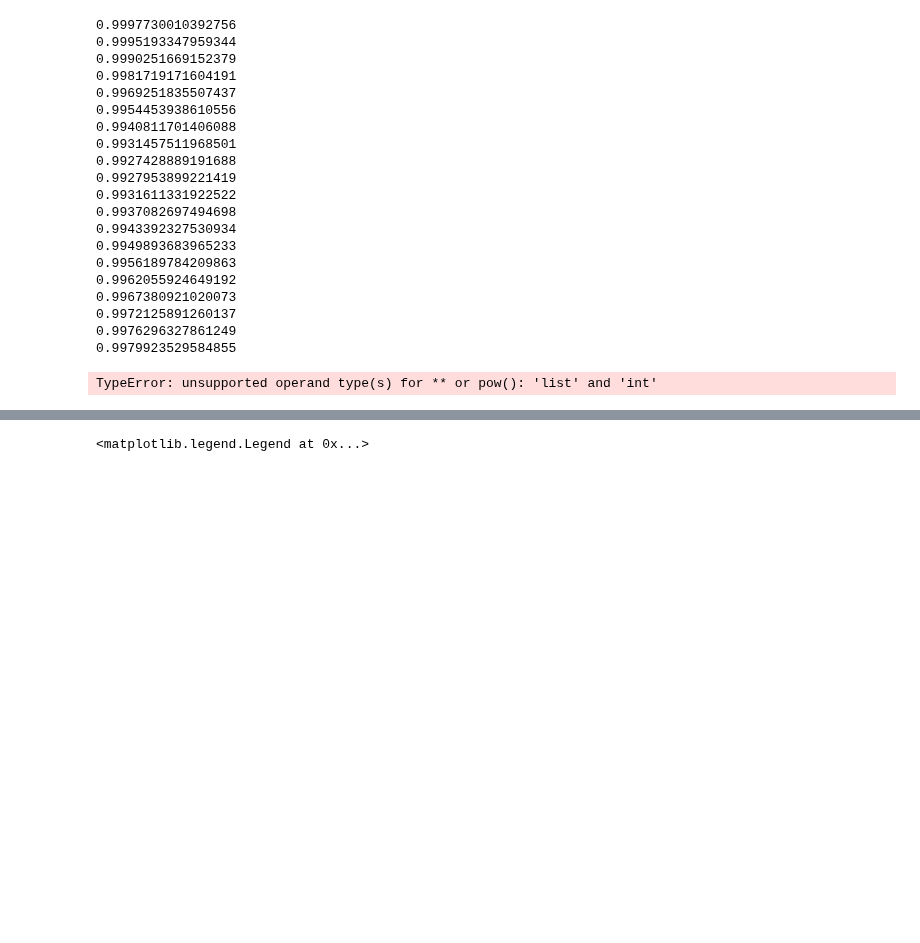
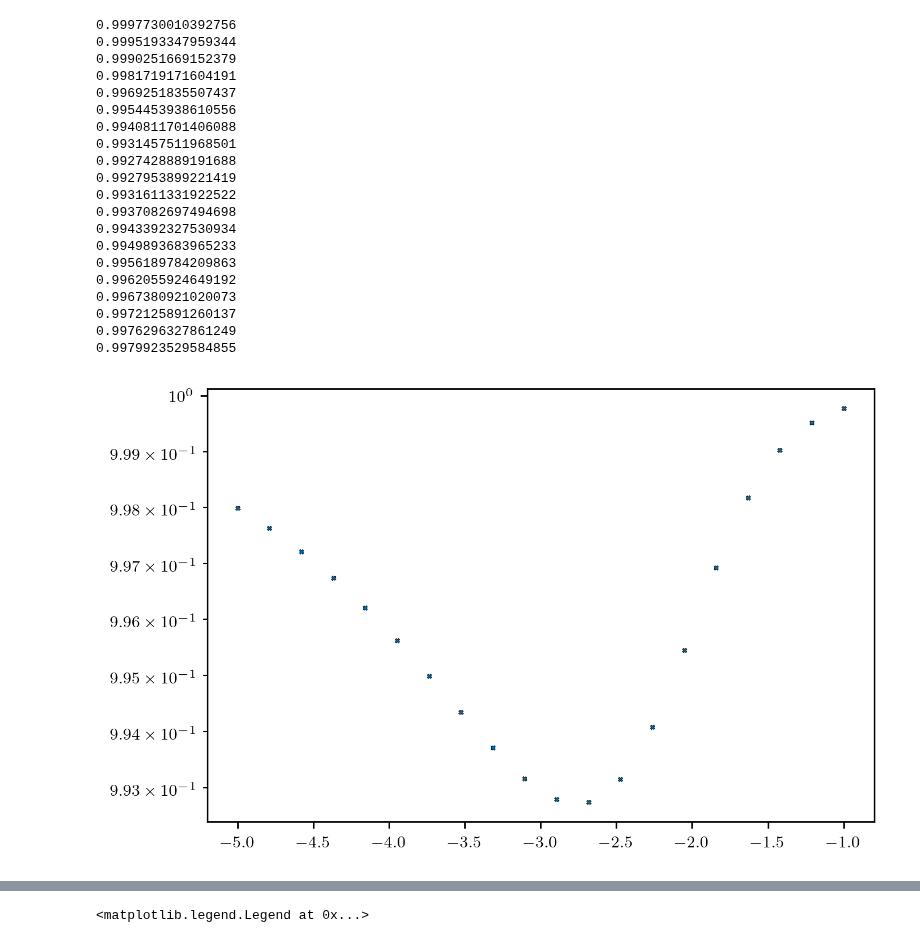
Before and after one commit to mab68/Kea, a Jupyter notebook: example_notebooks/integration2.ipynb, the cells around one changed output, grey strips where cells are left out. Saved outputs shown, nothing was run; the diff lists cells and outputs as text; code cells hidden in the pictures; blank space fills up the shorter version.

```diff
--- a/example_notebooks/integration2.ipynb
+++ b/example_notebooks/integration2.ipynb
@@ -127,39 +127,38 @@ for f in fields:
 specs = []
 for i, f in enumerate(fields):
     kD, fekD = per_spectra.modal_spectrum(f, lenn=phys_dims)
-    fekD = fekD / np.sum(np.ones_like(f) * dx**D)
+    #fekD = fekD / np.sum(np.ones_like(f) * dx**D)
     #fekD = fekD * (dk/twopi)**D
     specs.append((kD, fekD))
     e_parsevals = np.sum(fekD) * (dk/twopi)**D
     plt.scatter(alphas[i], e_parsevals, marker='X', s=5., color=c[0], zorder=2, linewidth=0.2, edgecolor='black')
     plt.scatter(alphas[i], energies[i], marker='X', s=5., color=c[0], zorder=2, linewidth=0.2, edgecolor='black')
     assert np.isclose(e_parsevals / energies[i], 1., rtol=0.001), e_parsevals / energies[i]
 
-## TODO: TEST VIA AUTOCORRELATION FUNCTION TOO
 plt.yscale('log')
 #plt.ylim((9e-1, 1.1e0))
 # %% [output]
 0.9997730010392756
 0.9995193347959344
 0.9990251669152379
 0.9981719171604191
 0.9969251835507437
 0.9954453938610556
 0.9940811701406088
 0.9931457511968501
 0.9927428889191688
 0.9927953899221419
 0.9931611331922522
 0.9937082697494698
 0.9943392327530934
 0.9949893683965233
 0.9956189784209863
 0.9962055924649192
 0.9967380921020073
 0.9972125891260137
 0.9976296327861249
 0.9979923529584855
-TypeError: unsupported operand type(s) for ** or pow(): 'list' and 'int'
+[figure, added]
 # %%
 from scipy.stats import binned_statistic
 
```
Also changed, not shown: parts of 2 cells of this notebook, 17 other files.
